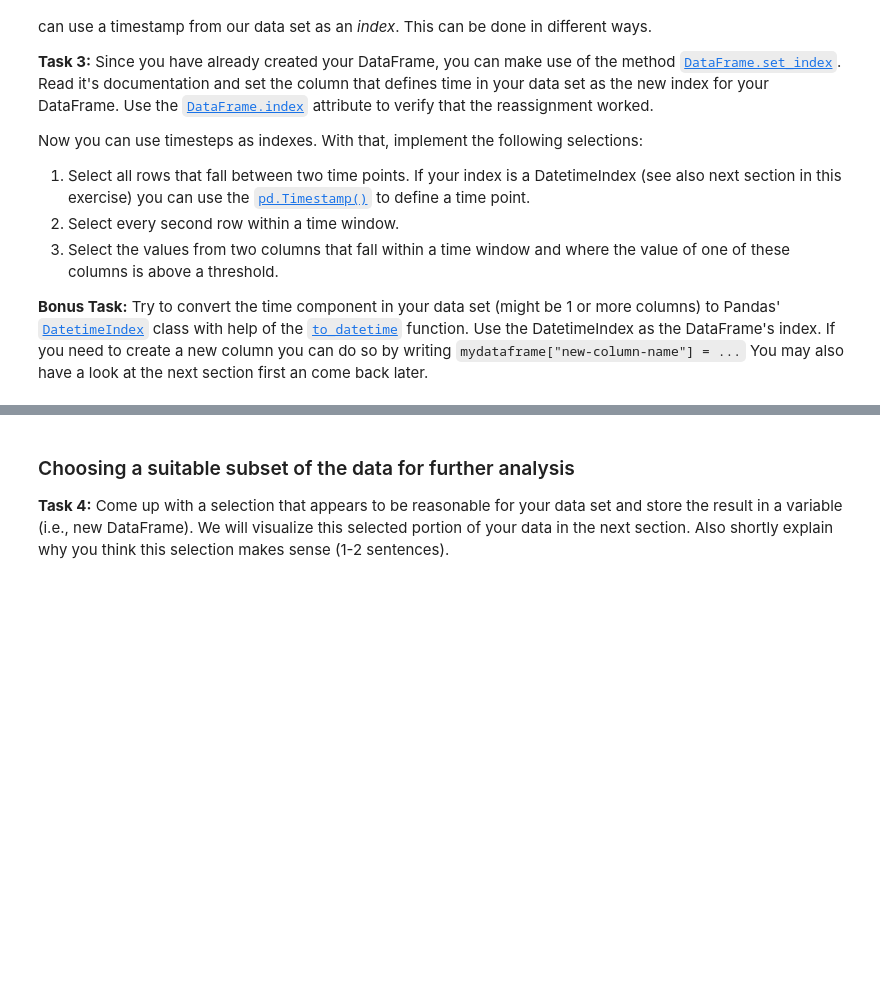
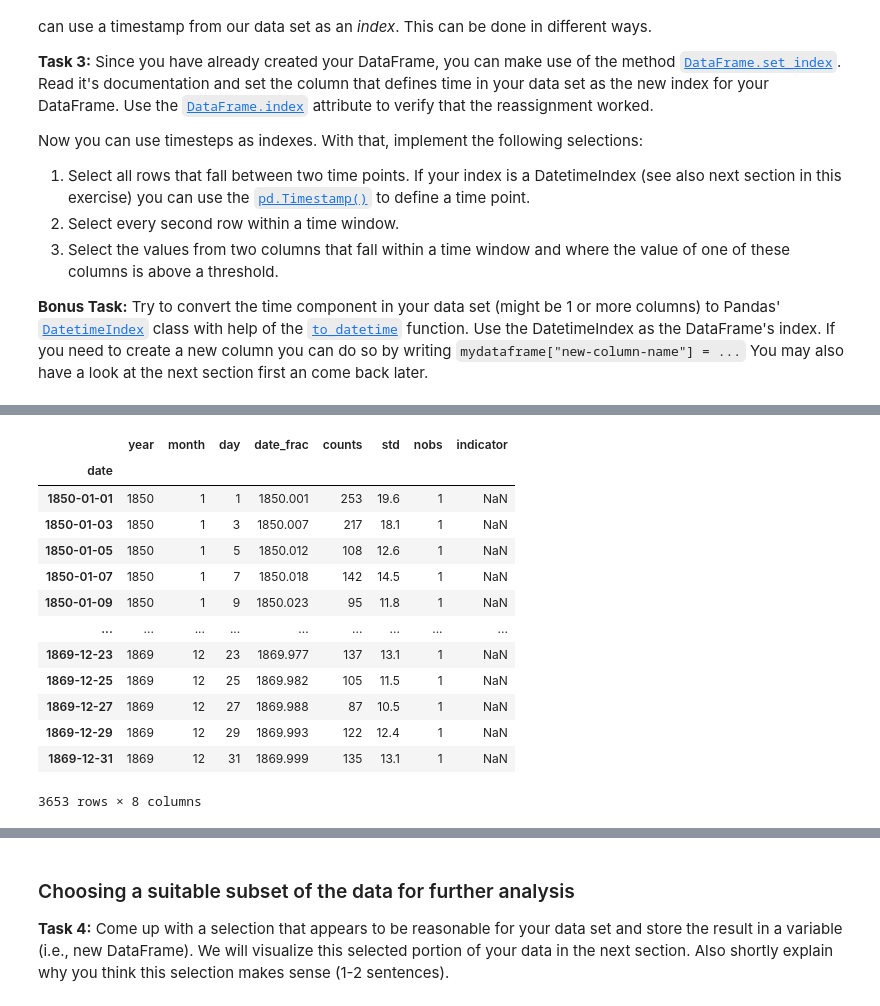
Before and after one commit to DanilGutak/Quantitative-analysis-of-time-series-and-population-data, a Jupyter notebook: exercise1.ipynb, the cells around one changed output, grey strips where cells are left out. Saved outputs shown, nothing was run; the diff lists cells and outputs as text; code cells hidden in the pictures; blank space fills up the shorter version.

```diff
--- a/exercise1.ipynb
+++ b/exercise1.ipynb
@@ -166,0 +237,18 @@ Now you can use timesteps as indexes. With that, implement the following selecti
+# %%
+#2 Select every second row within a time window.
+df1['1850-01-01':'1870-01-01':2]
+# %% [output]
+|  | year | month | day | date_frac | counts | std | nobs | indicator |
+| date |  |  |  |  |  |  |  |  |
+| 1850-01-01 | 1850 | 1 | 1 | 1850.001 | 253 | 19.6 | 1 | NaN |
+| 1850-01-03 | 1850 | 1 | 3 | 1850.007 | 217 | 18.1 | 1 | NaN |
+| 1850-01-05 | 1850 | 1 | 5 | 1850.012 | 108 | 12.6 | 1 | NaN |
+| 1850-01-07 | 1850 | 1 | 7 | 1850.018 | 142 | 14.5 | 1 | NaN |
+| 1850-01-09 | 1850 | 1 | 9 | 1850.023 | 95 | 11.8 | 1 | NaN |
+| ... | ... | ... | ... | ... | ... | ... | ... | ... |
+| 1869-12-23 | 1869 | 12 | 23 | 1869.977 | 137 | 13.1 | 1 | NaN |
+| 1869-12-25 | 1869 | 12 | 25 | 1869.982 | 105 | 11.5 | 1 | NaN |
+| 1869-12-27 | 1869 | 12 | 27 | 1869.988 | 87 | 10.5 | 1 | NaN |
+| 1869-12-29 | 1869 | 12 | 29 | 1869.993 | 122 | 12.4 | 1 | NaN |
+| 1869-12-31 | 1869 | 12 | 31 | 1869.999 | 135 | 13.1 | 1 | NaN |
+3653 rows × 8 columns
```
Also changed, not shown: parts of 17 cells of this notebook, 2 other files.
